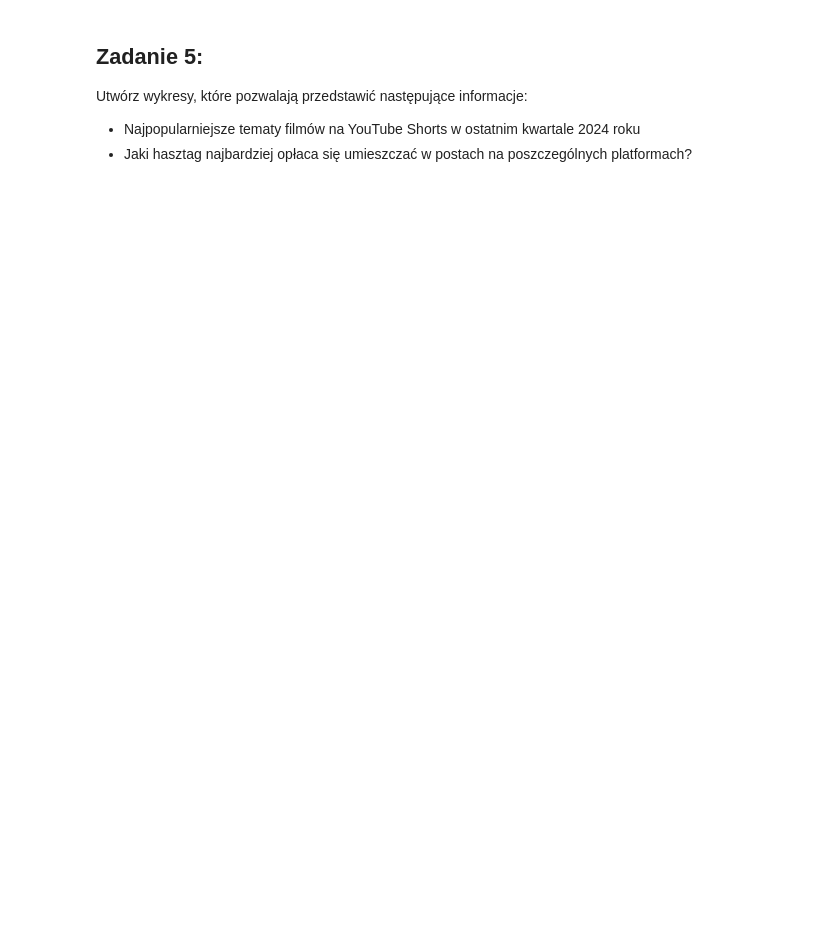
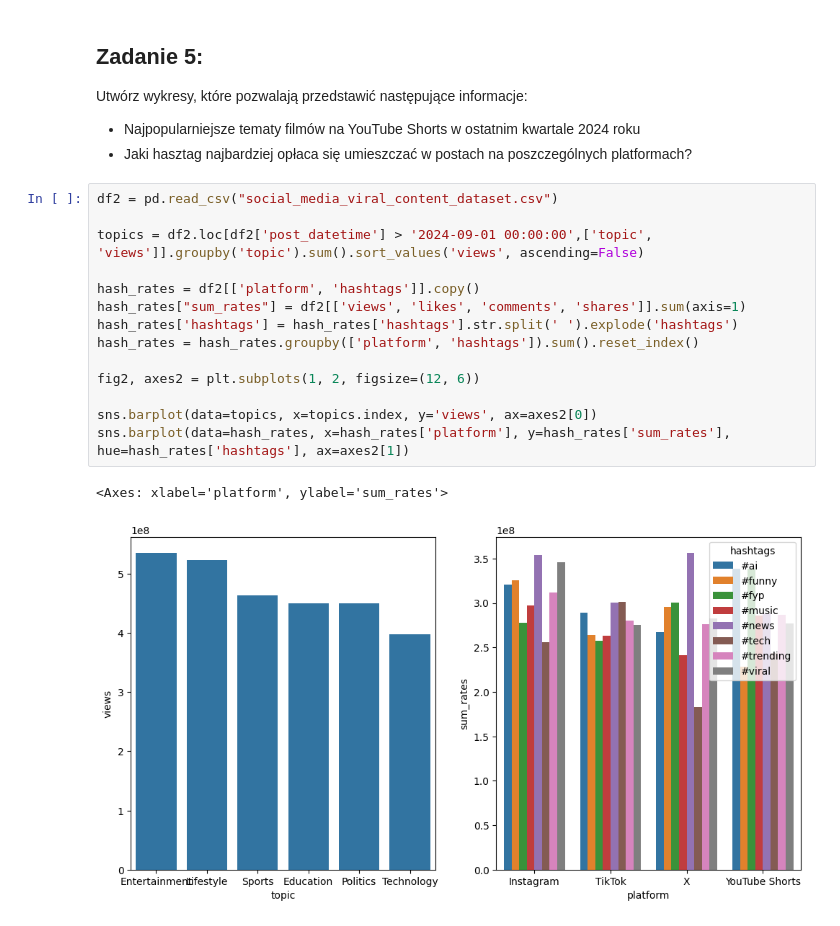
Before and after one commit to Zajecia-na-PWr-LR/lista-1-MaciejTroc, a Jupyter notebook: UczenieMaszynowe_25_26_Lista1.ipynb, the cells around one changed output. Saved outputs shown, nothing was run; the diff lists cells and outputs as text; blank space fills up the shorter version.

```diff
--- a/UczenieMaszynowe_25_26_Lista1.ipynb
+++ b/UczenieMaszynowe_25_26_Lista1.ipynb
@@ -124,3 +168,20 @@ potraktuj informatykę (*IT*) i inżynierię komputerową (*CSE*) jako jedną dz
 Utwórz wykresy, które pozwalają przedstawić następujące informacje:
 - Najpopularniejsze tematy filmów na YouTube Shorts w ostatnim kwartale 2024 roku
 - Jaki hasztag najbardziej opłaca się umieszczać w  postach na poszczególnych platformach?
+# %%
+df2 = pd.read_csv("social_media_viral_content_dataset.csv")
+
+topics = df2.loc[df2['post_datetime'] > '2024-09-01 00:00:00',['topic', 'views']].groupby('topic').sum().sort_values('views', ascending=False)
+
+hash_rates = df2[['platform', 'hashtags']].copy()
+hash_rates["sum_rates"] = df2[['views', 'likes', 'comments', 'shares']].sum(axis=1)
+hash_rates['hashtags'] = hash_rates['hashtags'].str.split(' ').explode('hashtags')
+hash_rates = hash_rates.groupby(['platform', 'hashtags']).sum().reset_index()
+
+fig2, axes2 = plt.subplots(1, 2, figsize=(12, 6))
+
+sns.barplot(data=topics, x=topics.index, y='views', ax=axes2[0])
+sns.barplot(data=hash_rates, x=hash_rates['platform'], y=hash_rates['sum_rates'], hue=hash_rates['hashtags'], ax=axes2[1])
+# %% [output]
+<Axes: xlabel='platform', ylabel='sum_rates'>
+[figure, added]
```
Also changed, not shown: parts of 6 cells of this notebook.
